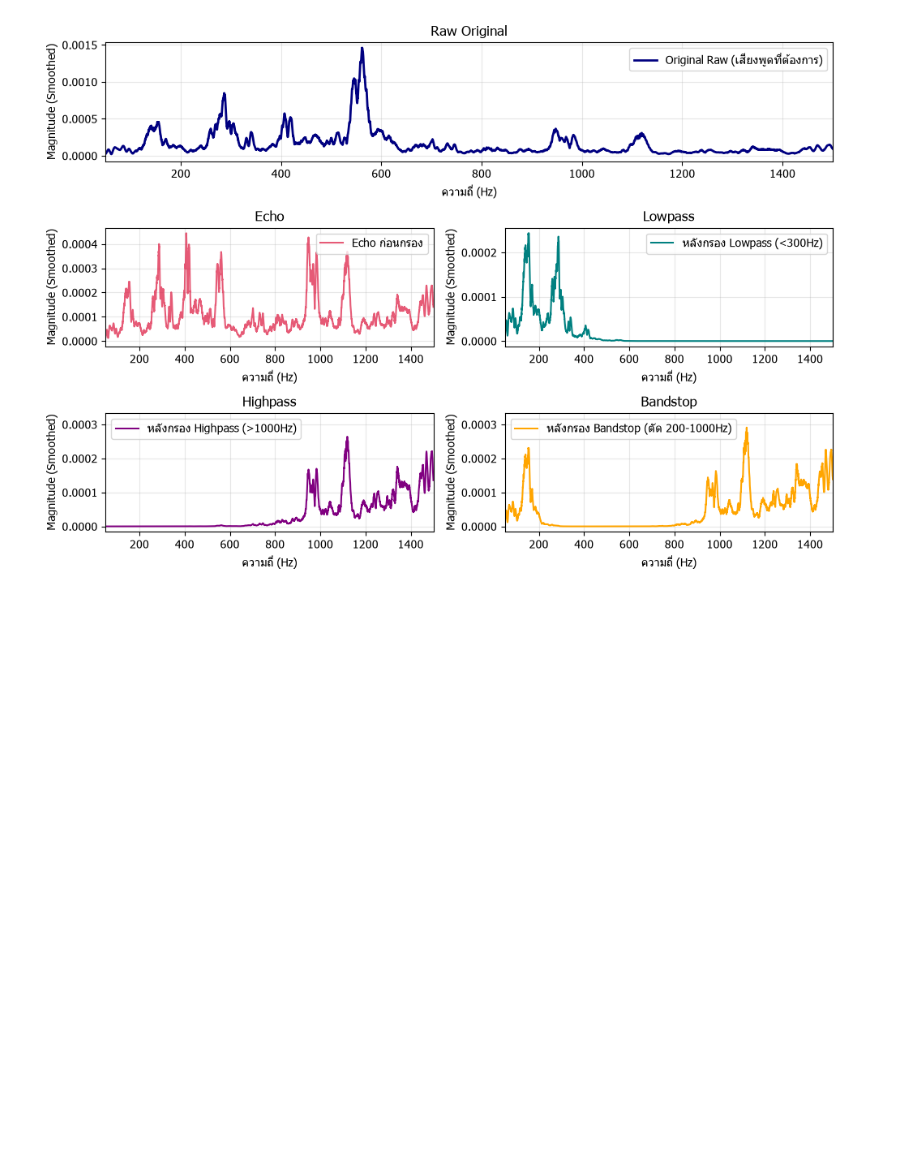
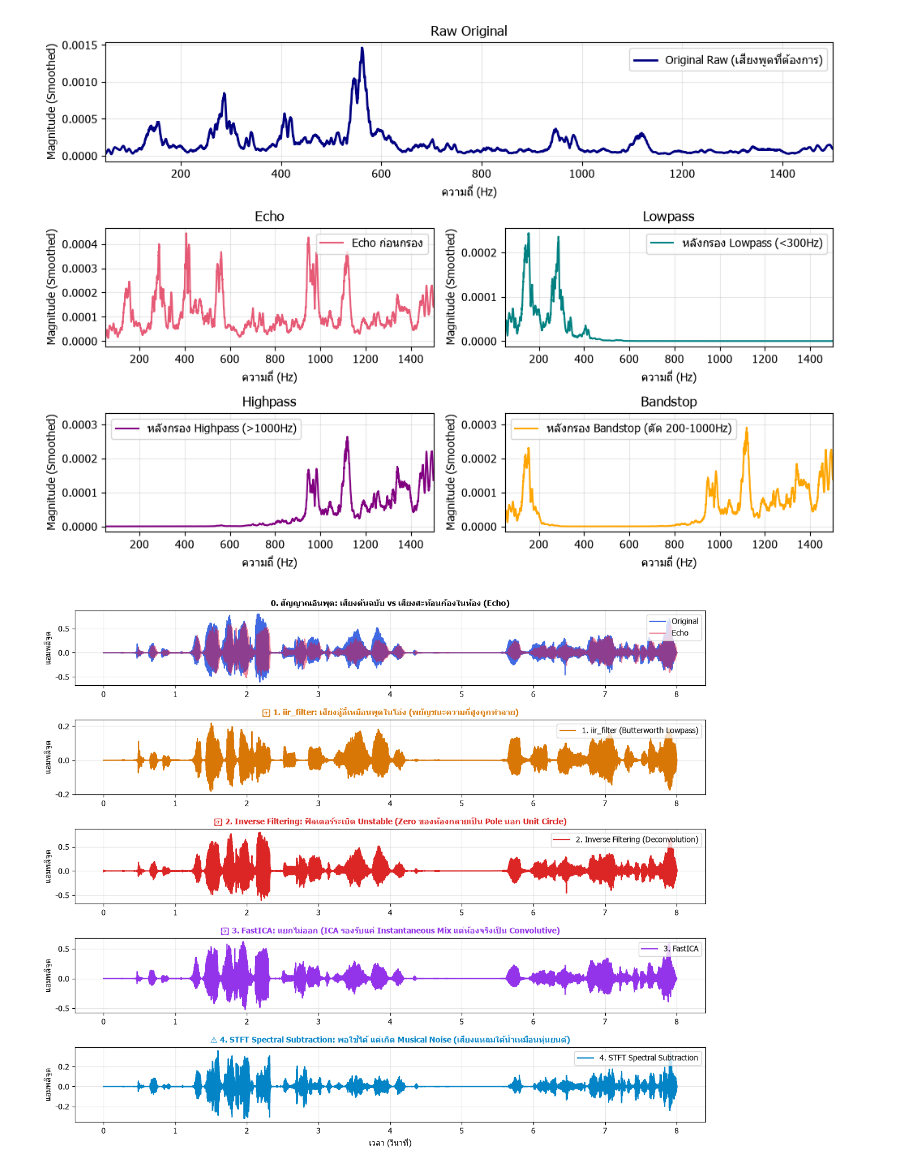
Before and after one commit to KhaoTaiKi/dsp-aec-project, a Jupyter notebook: notebooks/main.ipynb, the cells around one changed output. Drawn from its saved outputs; the diff is of its cells as text; code cells hidden in the pictures; blank space fills up the shorter version.

Commit message:
feat(main): add 5-level vertical stack benchmark for 4 lab filters in cell 6

```diff
--- a/notebooks/main.ipynb
+++ b/notebooks/main.ipynb
@@ -200,3 +198,86 @@ plt.tight_layout()
 plt.show()
 # %% [output]
 [figure]
+# %%
+# ==============================================================================
+# เปรียบเทียบตัวกรอง 4 ตัวจากแล็บ (ทำไมถึงล้มเหลว / พอใช้ได้)
+# ==============================================================================
+from sklearn.decomposition import FastICA
+
+N = len(raw)
+
+# 1. iir_filter (Butterworth Lowpass)
+out_butter = iir_filter(echo, fs, fil_type="butter", order=4, cutoff=800, btype="lowpass")
+
+# 2. Inverse Filtering (Deconvolution: พยายามหารย้อนกลับ X = D / H)
+h_room = create_fixed_room_ir(reverb_level="medium", save_to_disk=False)
+H_room = np.fft.rfft(h_room, n=N)
+Echo_freq = np.fft.rfft(echo)
+out_inv = np.fft.irfft(Echo_freq / (H_room + 1e-3), n=N)
+out_inv = np.clip(out_inv, -1.0, 1.0)
+
+# 3. FastICA (แยกไม่ออกเพราะเสียงสะท้อนห้องเป็น Convolutive Mixture)
+h_room2 = np.roll(h_room, 16)
+_, echo2, _, _ = simulate_static_room_echo(raw, h_room2, length_mode="trim")
+X_ica = np.column_stack([echo, echo2])
+ica = FastICA(n_components=2, random_state=42, max_iter=300)
+S_ica = ica.fit_transform(X_ica)
+out_ica = S_ica[:, 0]
+out_ica = out_ica / (np.max(np.abs(out_ica)) + 1e-12) * np.max(np.abs(echo))
+
+# 4. STFT Spectral Subtraction (ลบขนาดสเปกตรัมใน Time-Frequency)
+f_s, t_s, Z_echo = signal.stft(echo, fs=fs, nperseg=512)
+_, _, Z_raw = signal.stft(raw, fs=fs, nperseg=512)
+mag_sub = np.maximum(np.abs(Z_echo) - 0.85 * np.abs(Z_raw), 0.05 * np.abs(Z_echo))
+_, out_stft = signal.istft(mag_sub * np.exp(1j * np.angle(Z_echo)), fs=fs, nperseg=512)
+out_stft = out_stft[:N]
+
+# พล็อตกราฟเรียงลงมาตามแนวตั้ง (Vertical Stack 5 ชั้น)
+plt.figure(figsize=(12, 10))
+
+# รูปแรก: Original vs Echo
+plt.subplot(5, 1, 1)
+plt.plot(t, raw, label="Original", color="royalblue")
+plt.plot(t, echo, label="Echo", color="crimson", alpha=0.5)
+plt.title("0. สัญญาณอินพุต: เสียงต้นฉบับ vs เสียงสะท้อนก้องในห้อง (Echo)", fontsize=10, fontweight="bold")
+plt.ylabel("แอมพลิจูด")
+plt.legend(loc="upper right")
+plt.grid(True, alpha=0.3)
+
+# รูปที่ 2: iir_filter
+plt.subplot(5, 1, 2)
+plt.plot(t, out_butter, label="1. iir_filter (Butterworth Lowpass)", color="#d97706")
+plt.title("❌ 1. iir_filter: เสียงอู้อี้เหมือนพูดในโอ่ง (พยัญชนะความถี่สูงถูกทำลาย)", fontsize=10, fontweight="bold", color="#d97706")
+plt.ylabel("แอมพลิจูด")
+plt.legend(loc="upper right")
+plt.grid(True, alpha=0.3)
+
+# รูปที่ 3: Inverse Filtering
+plt.subplot(5, 1, 3)
+plt.plot(t, out_inv, label="2. Inverse Filtering (Deconvolution)", color="#dc2626")
+plt.title("❌ 2. Inverse Filtering: ฟิลเตอร์ระเบิด Unstable (Zero ของห้องกลายเป็น Pole นอก Unit Circle)", fontsize=10, fontweight="bold", color="#dc2626")
+plt.ylabel("แอมพลิจูด")
+plt.legend(loc="upper right")
+plt.grid(True, alpha=0.3)
+
+# รูปที่ 4: FastICA
+plt.subplot(5, 1, 4)
+plt.plot(t, out_ica, label="3. FastICA", color="#9333ea")
+plt.title("❌ 3. FastICA: แยกไม่ออก (ICA รองรับแค่ Instantaneous Mix แต่ห้องจริงเป็น Convolutive)", fontsize=10, fontweight="bold", color="#9333ea")
+plt.ylabel("แอมพลิจูด")
+plt.legend(loc="upper right")
+plt.grid(True, alpha=0.3)
+
+# รูปที่ 5: STFT Spectral Subtraction
+plt.subplot(5, 1, 5)
+plt.plot(t, out_stft, label="4. STFT Spectral Subtraction", color="#0284c7")
+plt.title("⚠️ 4. STFT Spectral Subtraction: พอใช้ได้ แต่เกิด Musical Noise (เสียงแหลมใต้น้ำเหมือนหุ่นยนต์)", fontsize=10, fontweight="bold", color="#0284c7")
+plt.xlabel("เวลา (วินาที)")
+plt.ylabel("แอมพลิจูด")
+plt.legend(loc="upper right")
+plt.grid(True, alpha=0.3)
+
+plt.tight_layout()
+plt.show()
+# %% [output]
+[figure, added]
```
Also changed, not shown: parts of 2 cells of this notebook.
